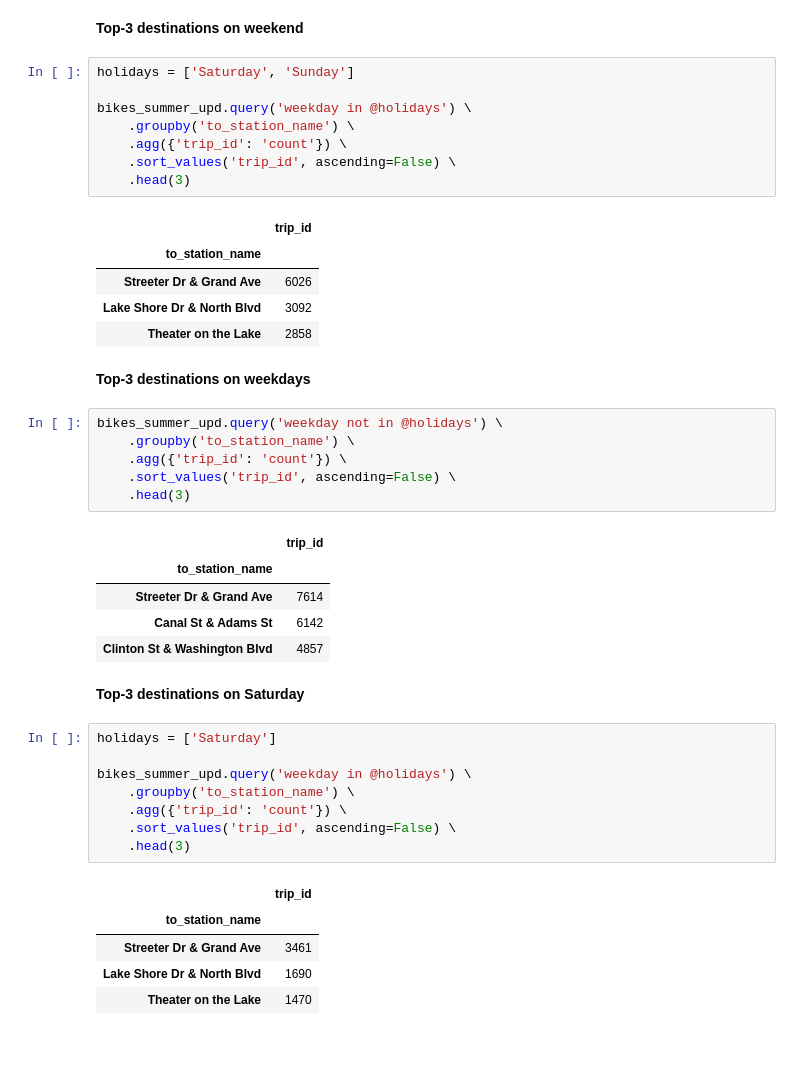
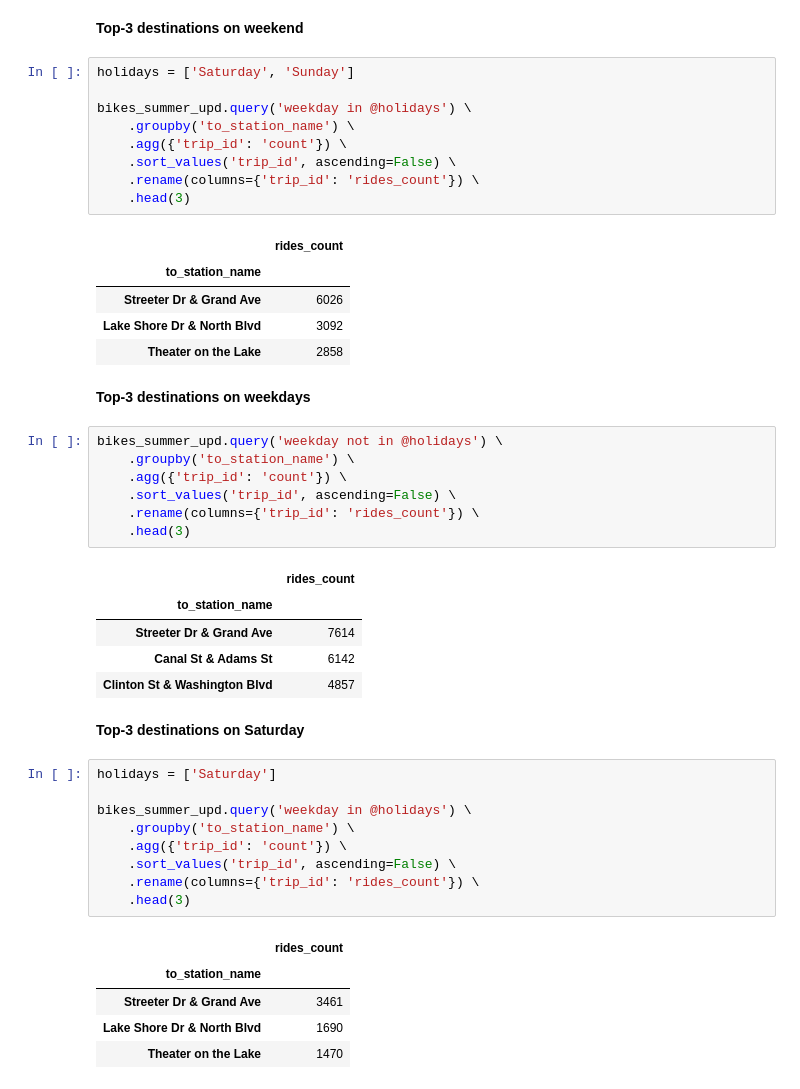
Before and after one commit to nktnlx/data_analysis_course, a Jupyter notebook: 14_bikes_rent_chicago/bike_rent_chicago.ipynb, the cells around one changed output. Saved outputs shown, nothing was run; the diff lists cells and outputs as text; blank space fills up the shorter version.

```diff
--- a/14_bikes_rent_chicago/bike_rent_chicago.ipynb
+++ b/14_bikes_rent_chicago/bike_rent_chicago.ipynb
@@ -456,13 +458,14 @@ bikes_summer_upd
 # %%
 holidays = ['Saturday', 'Sunday']
 
 bikes_summer_upd.query('weekday in @holidays') \
     .groupby('to_station_name') \
     .agg({'trip_id': 'count'}) \
     .sort_values('trip_id', ascending=False) \
+    .rename(columns={'trip_id': 'rides_count'}) \
     .head(3)
 # %% [output]
-|  | trip_id |
+|  | rides_count |
 | to_station_name |  |
 | Streeter Dr & Grand Ave | 6026 |
 | Lake Shore Dr & North Blvd | 3092 |
@@ -474,9 +477,10 @@ bikes_summer_upd.query('weekday not in @holidays') \
     .groupby('to_station_name') \
     .agg({'trip_id': 'count'}) \
     .sort_values('trip_id', ascending=False) \
+    .rename(columns={'trip_id': 'rides_count'}) \
     .head(3)
 # %% [output]
-|  | trip_id |
+|  | rides_count |
 | to_station_name |  |
 | Streeter Dr & Grand Ave | 7614 |
 | Canal St & Adams St | 6142 |
@@ -490,9 +494,10 @@ bikes_summer_upd.query('weekday in @holidays') \
     .groupby('to_station_name') \
     .agg({'trip_id': 'count'}) \
     .sort_values('trip_id', ascending=False) \
+    .rename(columns={'trip_id': 'rides_count'}) \
     .head(3)
 # %% [output]
-|  | trip_id |
+|  | rides_count |
 | to_station_name |  |
 | Streeter Dr & Grand Ave | 3461 |
 | Lake Shore Dr & North Blvd | 1690 |
```
Also changed, not shown: parts of 5 cells of this notebook.
